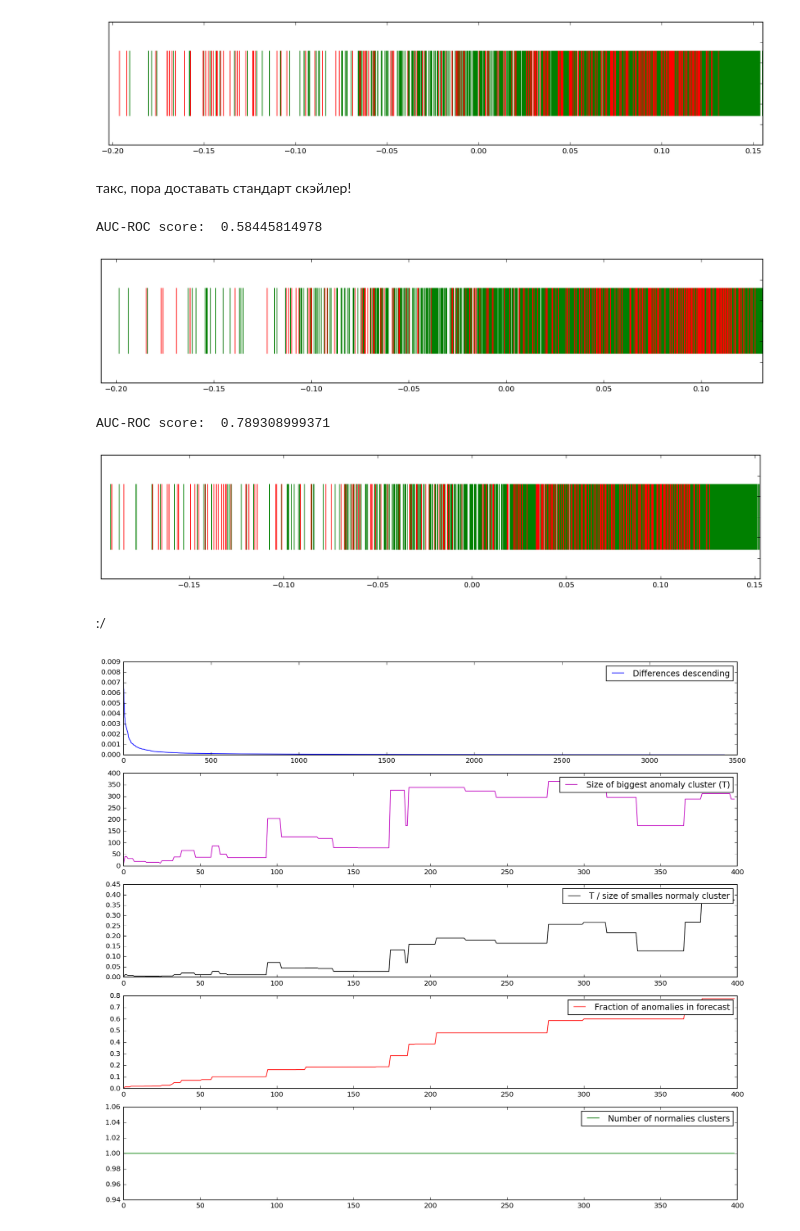
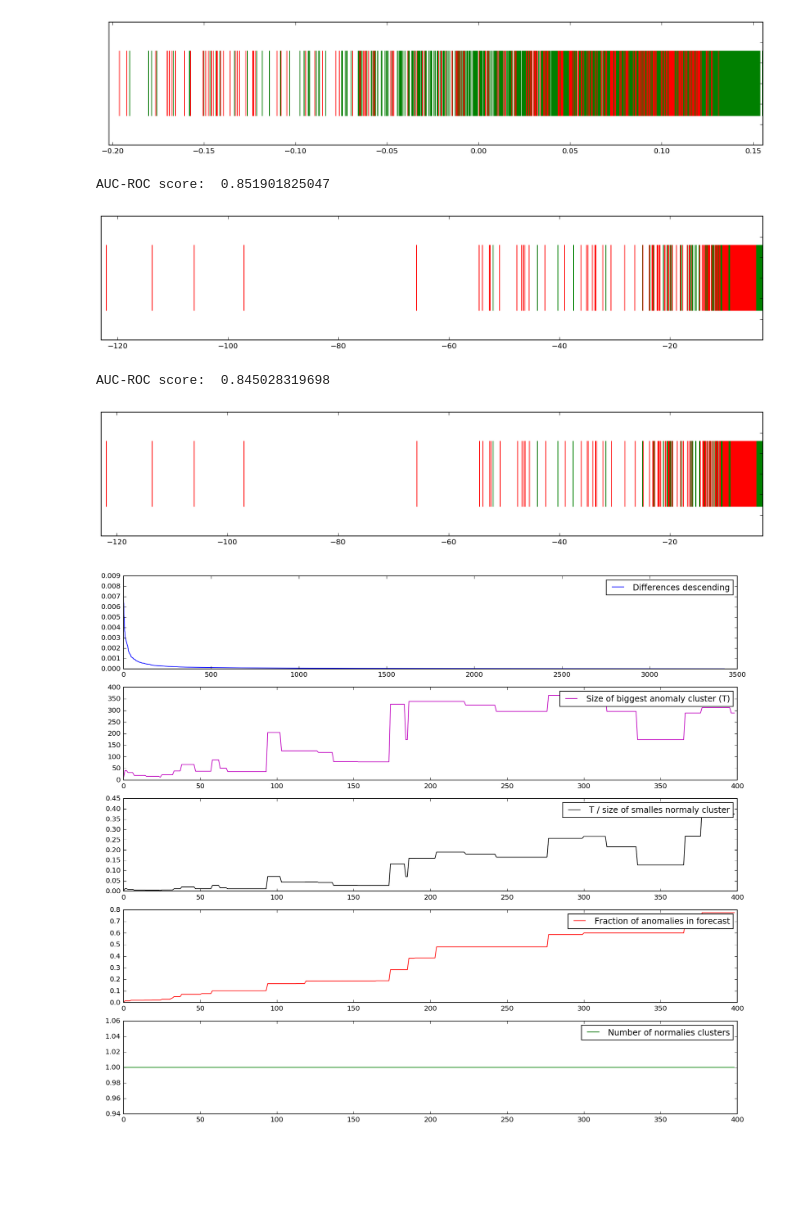
Before and after one commit to FortsAndMills/AnomalyDetectionMethods, a Jupyter notebook: Datasets.ipynb, the cells around one changed output. Drawn from its saved outputs; the diff is of its cells as text; code cells hidden in the pictures; blank space fills up the shorter version.

```diff
--- a/Datasets.ipynb
+++ b/Datasets.ipynb
@@ -365,6 +421,7 @@ Potential max f-measure =  0.638554216867  (thr =  -112159.128526 )
 Датасет, по заявкам, небольшой кусок картинки космического снимка. Для каждого пикселя даны значения 4 каналов (два инфракрасных канала, зелёный спектр, красный спектр) для него и для 8 его соседей. Всё перемешано и что-то убрано, чтобы нельзя было восстановить оригинальное изображение. Требуется определить, что сфотографировано "в этом пикселе".
 # %%
 DF = pd.read_csv("satellite.csv", sep=';', header=None)
+train_ans = (DF[36] == 2) | (DF[36] == 4) | (DF[36] == 5)
 del DF[36]
 DF
 
@@ -412,0 +480,2 @@ chebyshev: 0.63036409029
+# %%
+normaly_score, anomaly_score = exp.Solve(exp.BaggingPolynomSolver("manhattan"), DF[~train_ans], DF_test[~ans], DF_test[ans])
@@ -454,6 +526,7 @@ Potential max f-measure =  0.61277283751  (thr =  0.0585195936724 )
 Кстати. Интересный момент. В оригинальном датасете есть ещё 15 бинарных признаков. Если их оставить, лес выдаёт результат около 0.6, когда же без них - около 0.8. Действительно, логично - лесу не нравятся бинарные признаки...
 # %%
 DF = pd.read_csv("ann-train.csv", sep=' ', header=None)
+train_ans = (DF[21] == 1) | (DF[21] == 2)
 del DF[22]
 del DF[23]
 del DF[21]
@@ -506,24 +584,16 @@ normaly_score, anomaly_score = exp.Solve(IsolationForest(1000), DF, DF_test[~ans
 # %% [output]
 AUC-ROC score:  0.780343612335
 [figure]
-# %% [markdown]
-такс, пора доставать стандарт скэйлер!
-# %%
-for c in DF.columns:
-    DF_test[c] = (DF_test[c] - DF[c].min()) / (DF[c].max() - DF[c].min())
-    DF[c] = (DF[c] - DF[c].min()) / (DF[c].max() - DF[c].min())
 # %%
-normaly_score, anomaly_score = exp.Solve(exp.modIsolationForest(1000), DF, DF_test[~ans], DF_test[ans])
+normaly_score, anomaly_score = exp.Solve(exp.PolinomSolver("manhattan"), DF[~train_ans], DF_test[~ans], DF_test[ans])
 # %% [output]
-AUC-ROC score:  0.58445814978
+AUC-ROC score:  0.851901825047
-[figure, old version]
+[figure, new version]
 # %%
-normaly_score, anomaly_score = exp.Solve(IsolationForest(1000), DF, DF_test[~ans], DF_test[ans])
+normaly_score, anomaly_score = exp.Solve(exp.BaggingPolynomSolver("manhattan"), DF[~train_ans], DF_test[~ans], DF_test[ans])
 # %% [output]
-AUC-ROC score:  0.789308999371
+AUC-ROC score:  0.845028319698
-[figure, old version]
+[figure, new version]
-# %% [markdown]
-:/
 # %%
 exp.analize_threshold(normaly_score, anomaly_score, 400, 1)
 # %% [output]
```
Also changed, not shown: parts of 49 cells of this notebook.
